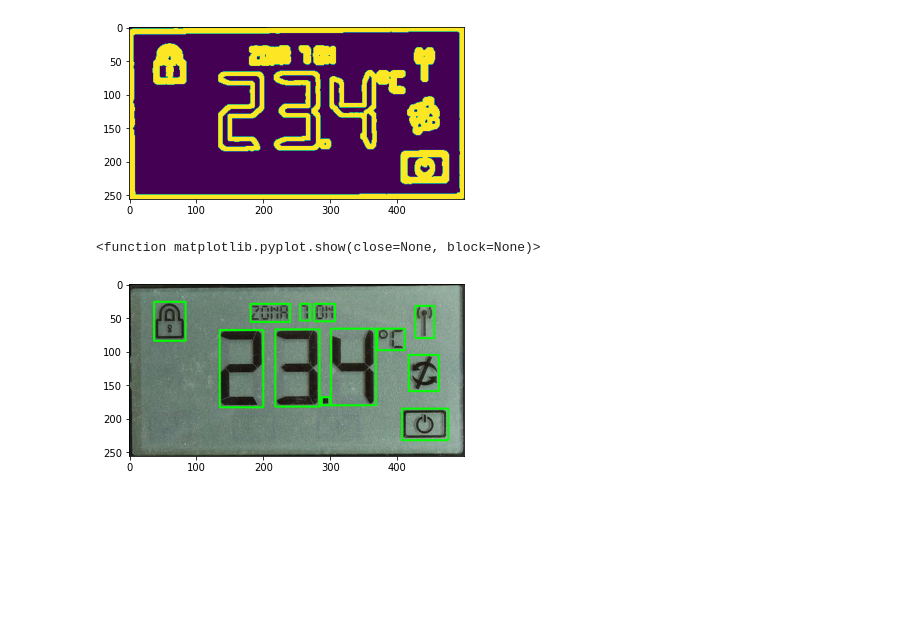
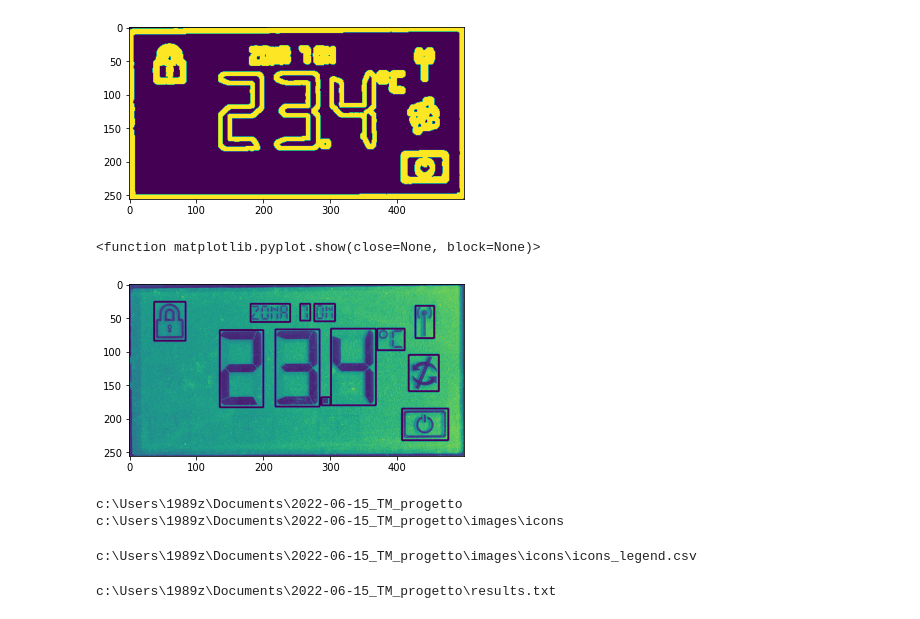
Before and after one commit to TancrediZini/2022-06-15_TM_progetto, a Jupyter notebook: main.ipynb, the cells around one changed output. Cells and saved outputs as stored; diff of their text form; code cells hidden in the pictures; blank space fills up the shorter version.

```diff
--- a/main.ipynb
+++ b/main.ipynb
@@ -148,29 +152,72 @@ plt.show
 <function matplotlib.pyplot.show(close=None, block=None)>
 [figure]
 # %%
-img_with_icons = resized_img.copy()
+img_with_icons = gray.copy()
 
 icons = []
 icons_bounds = []
 
 for c in contours:
     (x,y,w,h) = cv2.boundingRect(c)
 
     if (5 < x < 495) and (5 < y < 245) :
         if (w > 8) and (h > 7):
             if h < 200:
                 cv2.rectangle(img_with_icons,(x,y),(x+w,y+h),(0,255,0),2)
                 bound = (x,y,w,h)
                 icons.append(c)
                 icons_bounds.append(bound)
 
 
 plt.imshow(img_with_icons)
 plt.show
 
 # cv2.imshow('draw_cnts', draw_cnts)
 # cv2.waitKey(0)
 # cv2.destroyAllWindows()
 # %% [output]
 <function matplotlib.pyplot.show(close=None, block=None)>
-[figure, old version]
+[figure, new version]
+# %%
+root = os.path.dirname(os.path.abspath(sys.argv[0]))
+p = pathlib.Path(root)
+p = p.parent.parent.parent
+p_icons = os.path.join(p,'images','icons')
+p_icons.replace('\\', '/')
+print(p)
+print(p_icons)
+# %% [output]
+c:\Users\1989z\Documents\2022-06-15_TM_progetto
+c:\Users\1989z\Documents\2022-06-15_TM_progetto\images\icons
+# %%
+cont = 0
+icons_legend = os.path.join(p_icons + '\\icons_legend.csv')
+print(icons_legend)
+
+if os.path.exists(icons_legend):
+    os.remove(icons_legend)
+
+with open(icons_legend, 'w', newline='') as i_l:
+    csv_writer = csv.writer(i_l)
+    header = ['id', 'x', 'y', 'w', 'h']
+    csv_writer = csv.DictWriter(i_l, fieldnames=header)
+    csv_writer.writeheader()
+
+    for ib in icons_bounds:
+        name = "icona_"+str(cont).zfill(3)+".jpg"
+        roi = resized_img.copy()[ib[1]:ib[1]+ib[3], ib[0]:ib[0]+ib[2]]
+        i_p = os.path.join(p_icons + '/' + name)
+        cv2.imwrite(i_p, roi)
+        row = {'id' : name, 'x' : str(ib[0]), 'y' : str(ib[1]), 'w' : str(ib[2]), 'h' : str(ib[3])}
+        csv_writer.writerow(row)
+        cont += 1
+# %% [output]
+c:\Users\1989z\Documents\2022-06-15_TM_progetto\images\icons\icons_legend.csv
+# %%
+thresh = 0.6
+csv_reader = pandas.read_csv(icons_legend)
+main_dir = p
+res_path = os.path.join(main_dir,'results.txt')
+print(res_path)
+# %% [output]
+c:\Users\1989z\Documents\2022-06-15_TM_progetto\results.txt
```
Also changed, not shown: parts of 5 cells of this notebook, 49 other files.
